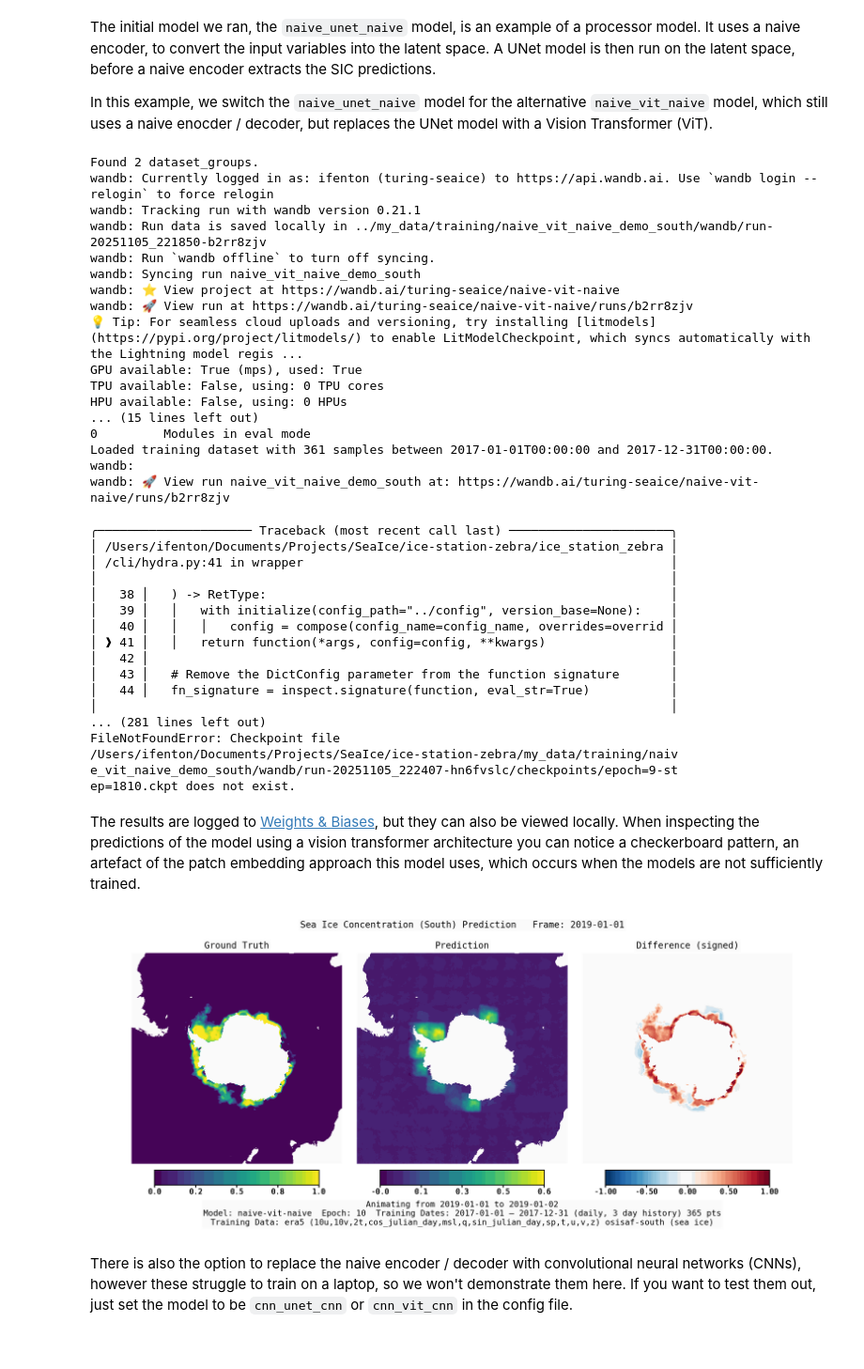
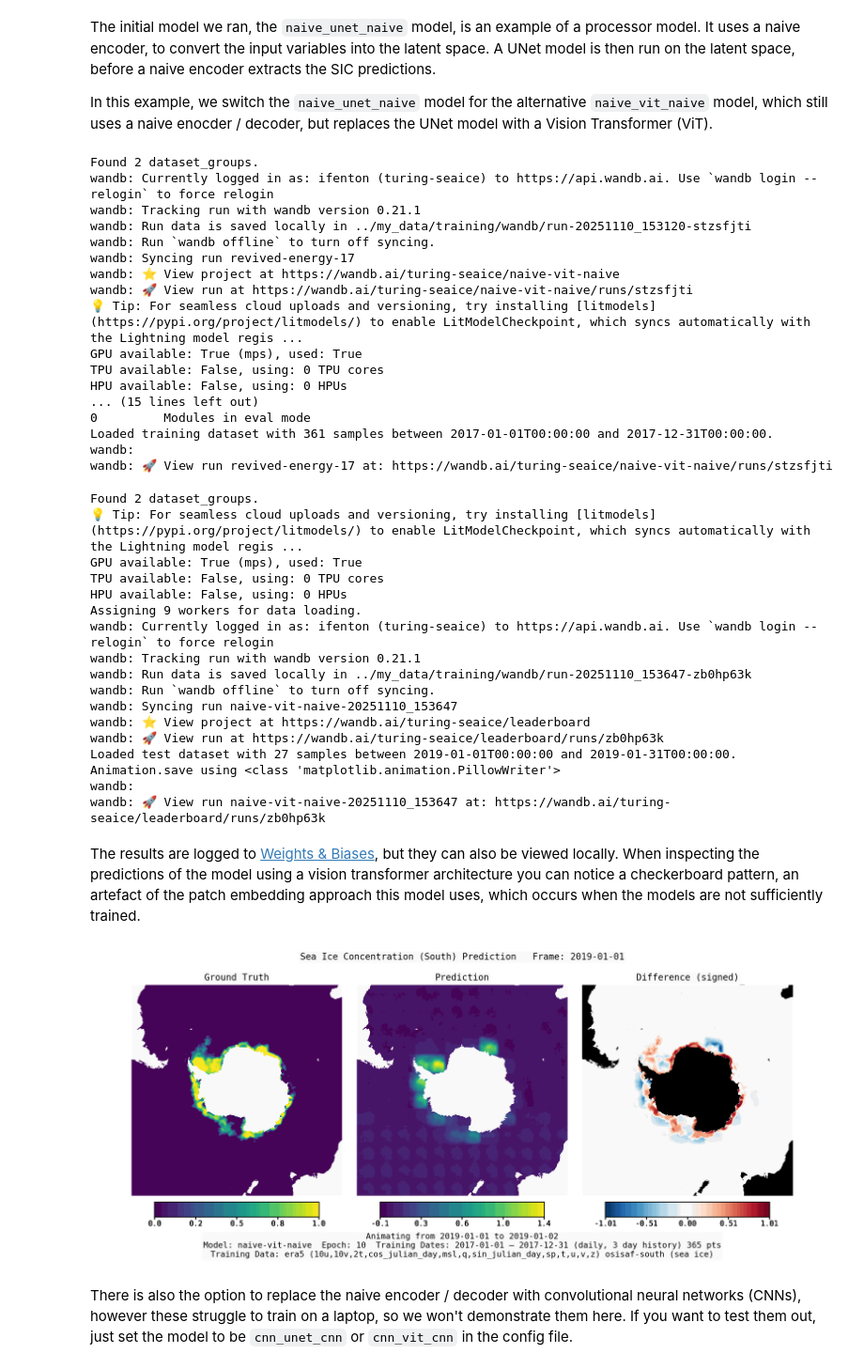
Before and after one commit to alan-turing-institute/ice-station-zebra, a Jupyter notebook: notebooks/demo_pipeline.ipynb, the cells around one changed output. Shown at 94% size. Saved outputs shown, nothing was run; the diff lists cells and outputs as text; code cells hidden in the pictures.

Commit message:
:art: Making the file paths more stable

```diff
--- a/notebooks/demo_pipeline.ipynb
+++ b/notebooks/demo_pipeline.ipynb
@@ -210,17 +205,19 @@ The initial model we ran, the `naive_unet_naive` model, is an example of a proce
 
 In this example, we switch the `naive_unet_naive` model for the alternative `naive_vit_naive` model, which still uses a naive enocder / decoder, but replaces the UNet model with a Vision Transformer (ViT).
 # %%
-!zebra train --config-name=demo_nb.yaml model=naive_vit_naive loggers.wandb.name=naive_vit_naive_demo_south
-# the loggers.wandb.name is for convenience of plotting, and is not a required argument
+!zebra train --config-name=demo_nb.yaml model=naive_vit_naive
+
+# save the file path
+path_vit_train = os.path.join("../my_data/training/wandb/", sorted(os.listdir("../my_data/training/wandb/"))[-1])
 # %% [output]
 Found 2 dataset_groups.
 wandb: Currently logged in as: ifenton (turing-seaice) to https://api.wandb.ai. Use `wandb login --relogin` to force relogin
 wandb: Tracking run with wandb version 0.21.1
-wandb: Run data is saved locally in ../my_data/training/naive_vit_naive_demo_south/wandb/run-20251105_221850-b2rr8zjv
+wandb: Run data is saved locally in ../my_data/training/wandb/run-20251110_153120-stzsfjti
 wandb: Run `wandb offline` to turn off syncing.
-wandb: Syncing run naive_vit_naive_demo_south
+wandb: Syncing run revived-energy-17
 wandb: ⭐️ View project at https://wandb.ai/turing-seaice/naive-vit-naive
-wandb: 🚀 View run at https://wandb.ai/turing-seaice/naive-vit-naive/runs/b2rr8zjv
+wandb: 🚀 View run at https://wandb.ai/turing-seaice/naive-vit-naive/runs/stzsfjti
 💡 Tip: For seamless cloud uploads and versioning, try installing [litmodels](https://pypi.org/project/litmodels/) to enable LitModelCheckpoint, which syncs automatically with the Lightning model regis ...
 GPU available: True (mps), used: True
 TPU available: False, using: 0 TPU cores
@@ -229,38 +226,43 @@ HPU available: False, using: 0 HPUs
 0         Modules in eval mode
 Loaded training dataset with 361 samples between 2017-01-01T00:00:00 and 2017-12-31T00:00:00.
 wandb:
-wandb: 🚀 View run naive_vit_naive_demo_south at: https://wandb.ai/turing-seaice/naive-vit-naive/runs/b2rr8zjv
+wandb: 🚀 View run revived-energy-17 at: https://wandb.ai/turing-seaice/naive-vit-naive/runs/stzsfjti
 # %%
-!zebra evaluate --config-name=demo_nb.yaml --checkpoint="../my_data/training/naive_vit_naive_demo_south/wandb/latest-run/checkpoints/epoch=9-step=1810.ckpt" loggers.wandb.name=naive_vit_naive_demo_south
-# the loggers.wandb.name is for convenience of plotting, and is not a required argument
+# get the path to the checkpoint file
+ckpt_vit = os.path.join(path_vit_train, "checkpoints/epoch=9-step=1810.ckpt")
+
+!zebra evaluate --config-name=demo_nb.yaml --checkpoint="{ckpt_vit}"
+
+# save the file path
+path_vit_eval = os.path.join("../my_data/training/wandb/", sorted(os.listdir("../my_data/training/wandb/"))[-1])
 # %% [output]
-╭───────────────────── Traceback (most recent call last) ──────────────────────╮
-│ /Users/ifenton/Documents/Projects/SeaIce/ice-station-zebra/ice_station_zebra │
-│ /cli/hydra.py:41 in wrapper                                                  │
-│                                                                              │
-│   38 │   ) -> RetType:                                                       │
-│   39 │   │   with initialize(config_path="../config", version_base=None):    │
-│   40 │   │   │   config = compose(config_name=config_name, overrides=overrid │
-│ ❱ 41 │   │   return function(*args, config=config, **kwargs)                 │
-│   42 │                                                                       │
-│   43 │   # Remove the DictConfig parameter from the function signature       │
-│   44 │   fn_signature = inspect.signature(function, eval_str=True)           │
-│                                                                              │
-... (281 lines left out)
-FileNotFoundError: Checkpoint file
-/Users/ifenton/Documents/Projects/SeaIce/ice-station-zebra/my_data/training/naiv
-e_vit_naive_demo_south/wandb/run-20251105_222407-hn6fvslc/checkpoints/epoch=9-st
-ep=1810.ckpt does not exist.
+Found 2 dataset_groups.
+💡 Tip: For seamless cloud uploads and versioning, try installing [litmodels](https://pypi.org/project/litmodels/) to enable LitModelCheckpoint, which syncs automatically with the Lightning model regis ...
+GPU available: True (mps), used: True
+TPU available: False, using: 0 TPU cores
+HPU available: False, using: 0 HPUs
+Assigning 9 workers for data loading.
+wandb: Currently logged in as: ifenton (turing-seaice) to https://api.wandb.ai. Use `wandb login --relogin` to force relogin
+wandb: Tracking run with wandb version 0.21.1
+wandb: Run data is saved locally in ../my_data/training/wandb/run-20251110_153647-zb0hp63k
+wandb: Run `wandb offline` to turn off syncing.
+wandb: Syncing run naive-vit-naive-20251110_153647
+wandb: ⭐️ View project at https://wandb.ai/turing-seaice/leaderboard
+wandb: 🚀 View run at https://wandb.ai/turing-seaice/leaderboard/runs/zb0hp63k
+Loaded test dataset with 27 samples between 2019-01-01T00:00:00 and 2019-01-31T00:00:00.
+Animation.save using <class 'matplotlib.animation.PillowWriter'>
+wandb:
+wandb: 🚀 View run naive-vit-naive-20251110_153647 at: https://wandb.ai/turing-seaice/leaderboard/runs/zb0hp63k
 # %% [markdown]
 The results are logged to [Weights & Biases](https://wandb.ai/), but they can also be viewed locally. When inspecting the predictions of the model using a vision transformer architecture you can notice a checkerboard pattern, an artefact of the patch embedding approach this model uses, which occurs when the models are not sufficiently trained.
 # %%
 # extract the file name (it has a random string on the end)
-folder = "../my_data/training/naive_vit_naive_demo_south/wandb/latest-run/files/media/videos/"
-file = os.path.join(folder, os.listdir(folder)[0])
+img_vit = os.path.join(path_vit_eval, "files/media/videos")
+file = os.path.join(img_vit, os.listdir(img_vit)[0])
 
 Image(filename=file)
 # %% [output]
-[figure, old version]
+[figure, new version]
 # %% [markdown]
 
 There is also the option to replace the naive encoder / decoder with convolutional neural networks (CNNs), however these struggle to train on a laptop, so we won't demonstrate them here. If you want to test them out, just set the model to be `cnn_unet_cnn` or `cnn_vit_cnn` in the config file.
```
Also changed, not shown: parts of 9 cells of this notebook.
